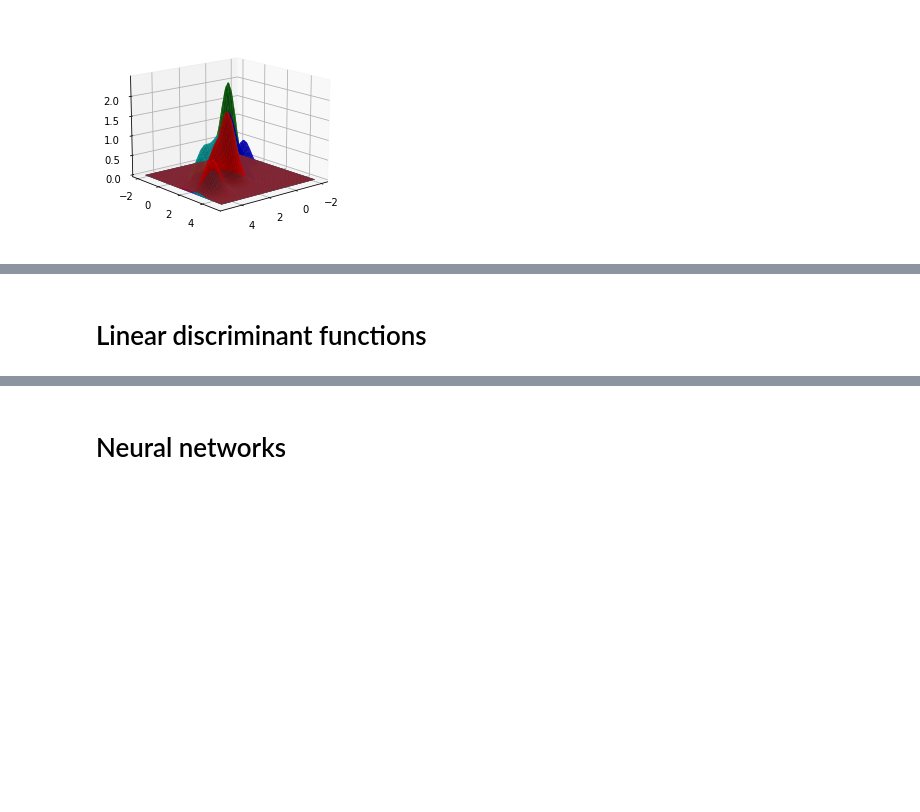
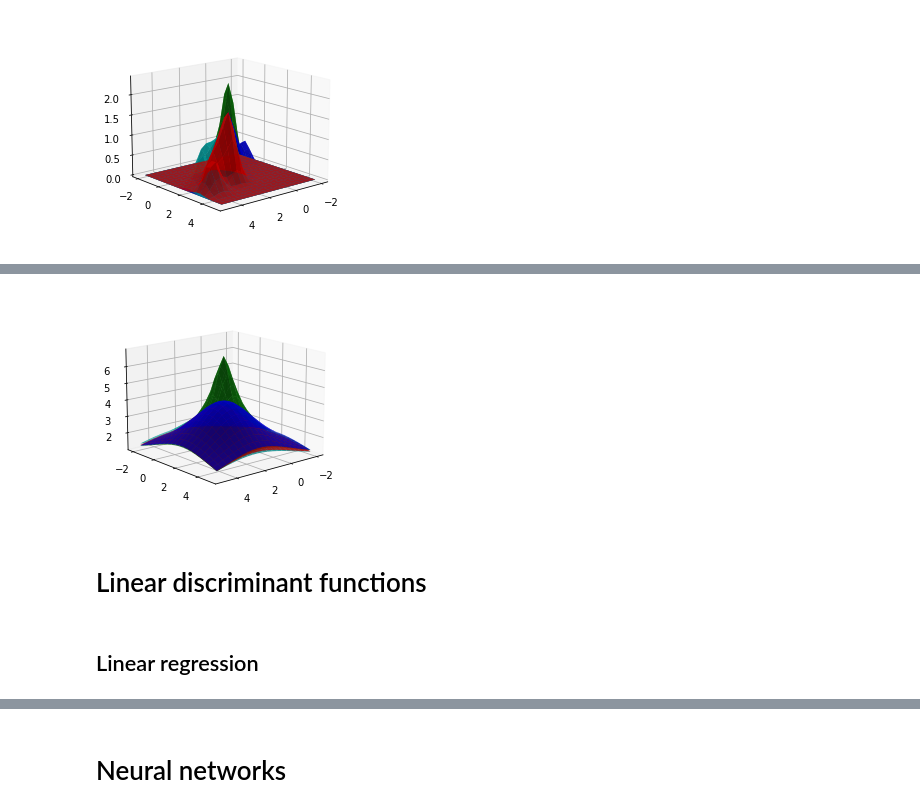
Before and after one commit to andreasnonslid/examPrepELE520, a Jupyter notebook: main.ipynb, the cells around one changed output, grey strips where cells are left out. Saved outputs shown, nothing was run; the diff lists cells and outputs as text; code cells hidden in the pictures; blank space fills up the shorter version.

```diff
--- a/main.ipynb
+++ b/main.ipynb
@@ -313,7 +313,7 @@ dataset = np.array([[[1,1],[2,2],[2,2],[1,2],[2,2]],
                     [[1,3],[2,4],[2,2],[1,2],[2,2]]])
 numClasses = len(dataset)
 numDims = np.shape(dataset)[2]
-x = y = np.linspace(-2,5,100)
+x = y = np.linspace(-2,5,50)
 p = np.zeros([numClasses,len(x),len(y)])
 h_n = np.zeros([numClasses,1])
 for i, data in enumerate(dataset):
@@ -355,7 +355,7 @@ dataset = np.array([[[1,1],[2,2],[2,2],[1,2],[2,2]],
                     [[1,3],[2,4],[2,2],[1,2],[2,2]]])
 numClasses = len(dataset)
 numDims = np.shape(dataset)[2]
-x = y = np.linspace(-2,5,100)
+x = y = np.linspace(-2,5,20)
 p = np.zeros([numClasses,len(x),len(y)])
 h_n = np.zeros([numClasses,1])
 for i, data in enumerate(dataset):
@@ -378,2 +391,34 @@ $$k_n=\sqrt N$$
+# %%
+dataset = np.array([[[1,1],[2,2],[2,2],[1,2],[2,2]],
+                    [[2,3],[3,4],[2,2],[1,2],[2,2]],
+                    [[1,0],[3,2],[2,2],[1,2],[2,2]],
+                    [[1,3],[2,4],[2,2],[1,2],[2,2]]])
+numClasses = len(dataset)
+numDims = np.shape(dataset)[2]
+steps = 20
+x = y = np.linspace(-2,5,steps)
+p = np.zeros([numClasses,len(x),len(y)])
+k_n = 3
+for i, data in enumerate(dataset):
+    for x1 in x:
+        for x2 in y:
+            X = np.array([x1,x2]).reshape([2,1])
+            length = np.zeros(len(data))
+            for pNum, point in enumerate(data):
+                a = np.squeeze(np.asarray(point.reshape([2,1])))
+                b = np.squeeze(np.asarray(X))
+                length[pNum] = np.sqrt(np.abs(np.dot(a-b,a-b))) # Euclidean distance
+            length = np.sort(length)
+            h_n = length[k_n-1] # -1 for K-nearest -> indexNum
+            if h_n < steps/100:
+                h_n = steps/100
+            p[i,:,:] += norm3D(x,y,X,(np.pi*h_n**2)*np.eye(2))
+# %%
+colors = ['g','r','b','c']
+plotMultipleSurf3D(x,y,p,colors=colors)
+# %% [output]
+[figure, added]
 # %% [markdown]
 # Linear discriminant functions
+# %% [markdown]
+## Linear regression
```
Also changed, not shown: parts of 72 cells of this notebook.
